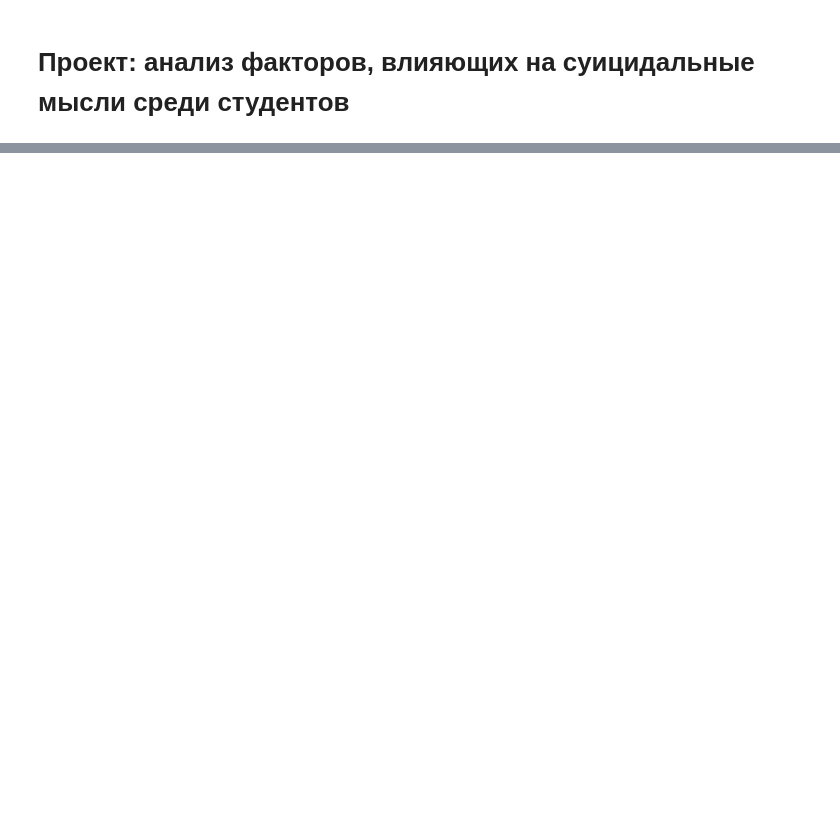
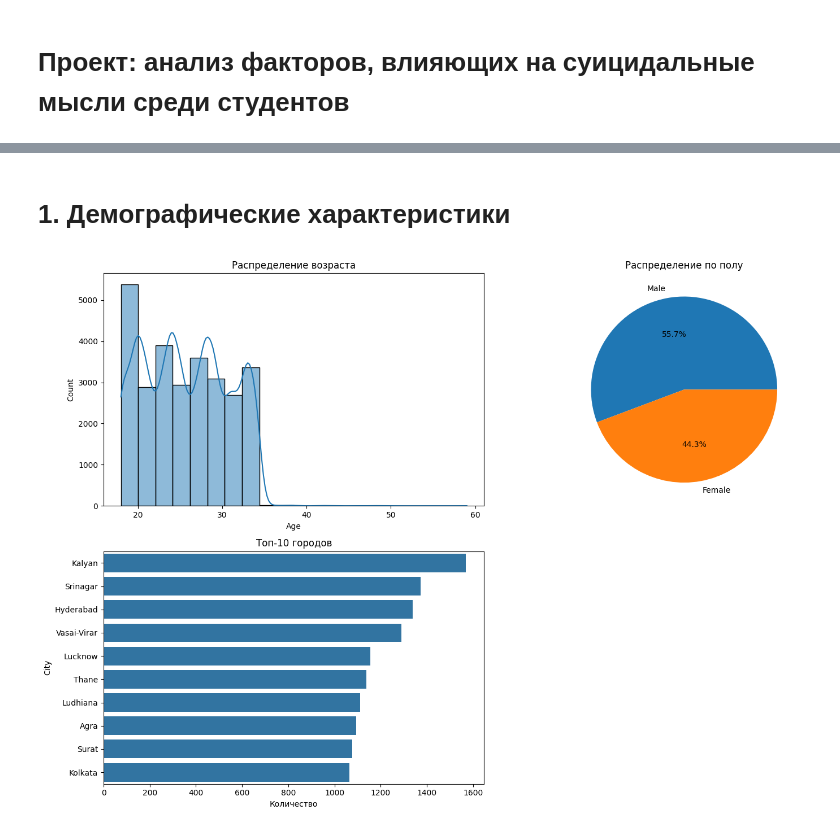
Before and after one commit to kasaiannn/HW, a Jupyter notebook: project.ipynb, the cells around one changed output, grey strips where cells are left out. Cells and saved outputs as stored; diff of their text form; code cells hidden in the pictures; blank space fills up the shorter version.

```diff
--- a/project.ipynb
+++ b/project.ipynb
@@ -70,0 +191,12 @@ df.head()
+# %%
+df = df[df['Financial Stress'].str.strip() != '?']
+df = df.dropna(subset=['Financial Stress'])
+
+
+# Проверка
+print("Уникальные значения в Financial Stress после обработки:")
+print(df['Financial Stress'].unique())
+
+# Подсчёт количества значений '?' в столбце 'Financial Stress'
+count_question_marks = (df['Financial Stress'] == '?').sum()
+print(f"Количество людей с '?' в Financial Stress: {count_question_marks}")
@@ -70,0 +224,27 @@ df.head()
+# %% [markdown]
+# **1. Демографические характеристики**
+# %%
+plt.figure(figsize=(15, 10))
+
+# Возраст
+plt.subplot(2, 2, 1)
+sns.histplot(df['Age'], bins=20, kde=True)
+plt.title('Распределение возраста')
+
+# Гендер
+plt.subplot(2, 2, 2)
+gender_counts = df['Gender'].value_counts()
+plt.pie(gender_counts, labels=gender_counts.index, autopct='%1.1f%%')
+plt.title('Распределение по полу')
+
+# Города (топ-10)
+plt.subplot(2, 2, 3)
+top_cities = df['City'].value_counts().head(10)
+sns.barplot(x=top_cities.values, y=top_cities.index)
+plt.title('Топ-10 городов')
+plt.xlabel('Количество')
+
+plt.tight_layout()
+plt.show()
+# %% [output]
+[figure, added]
```
Also changed, not shown: parts of 28 cells of this notebook.
